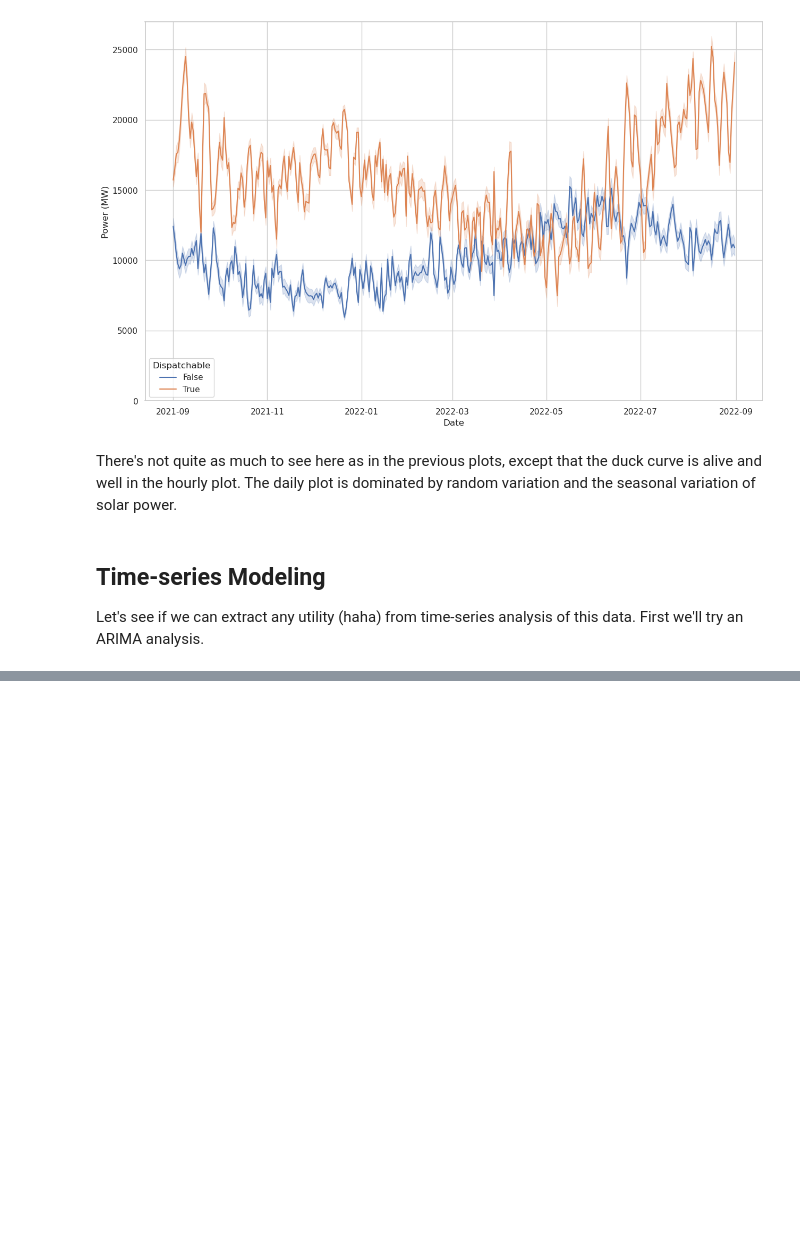
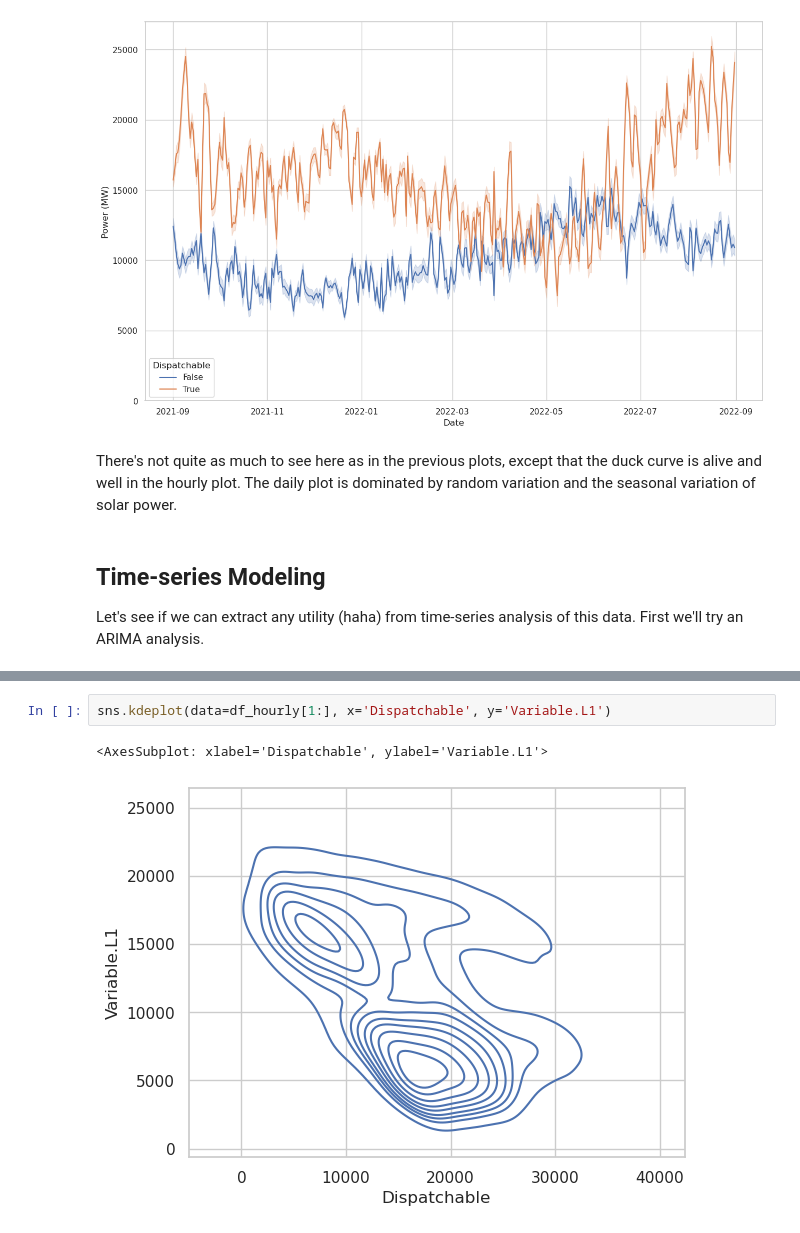
Before and after one commit to buuck/CAISO_renewable_energy, a Jupyter notebook: CAISO_analysis.ipynb, the cells around one changed output, grey strips where cells are left out. Drawn from its saved outputs; the diff is of its cells as text; blank space fills up the shorter version.

```diff
--- a/CAISO_analysis.ipynb
+++ b/CAISO_analysis.ipynb
@@ -267,0 +288,5 @@ I do not really understand some of the features of this figure, specifically the
+# %%
+sns.kdeplot(data=df_hourly[1:], x='Dispatchable', y='Variable.L1')
+# %% [output]
+<AxesSubplot: xlabel='Dispatchable', ylabel='Variable.L1'>
+[figure, added]
```
Also changed, not shown: parts of 54 cells of this notebook.
